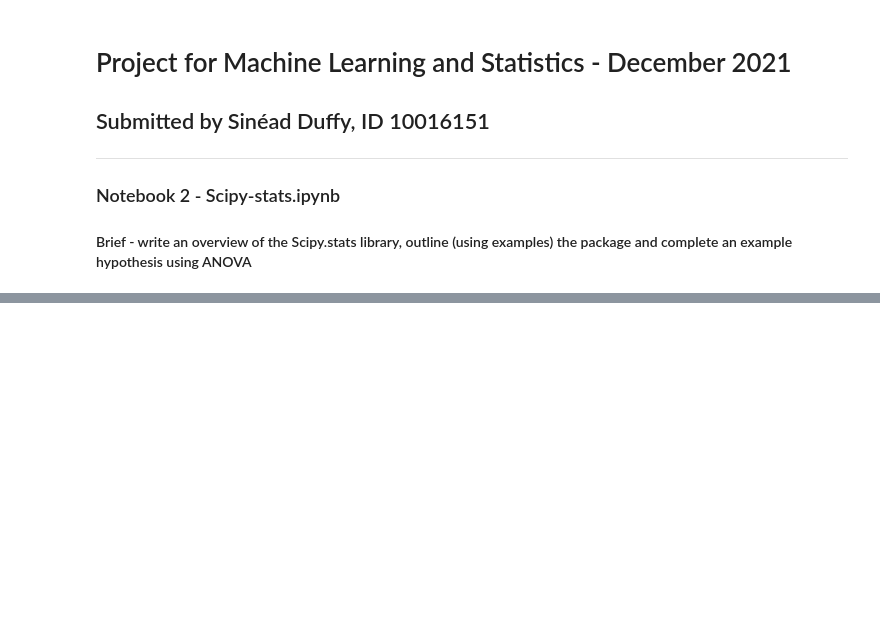
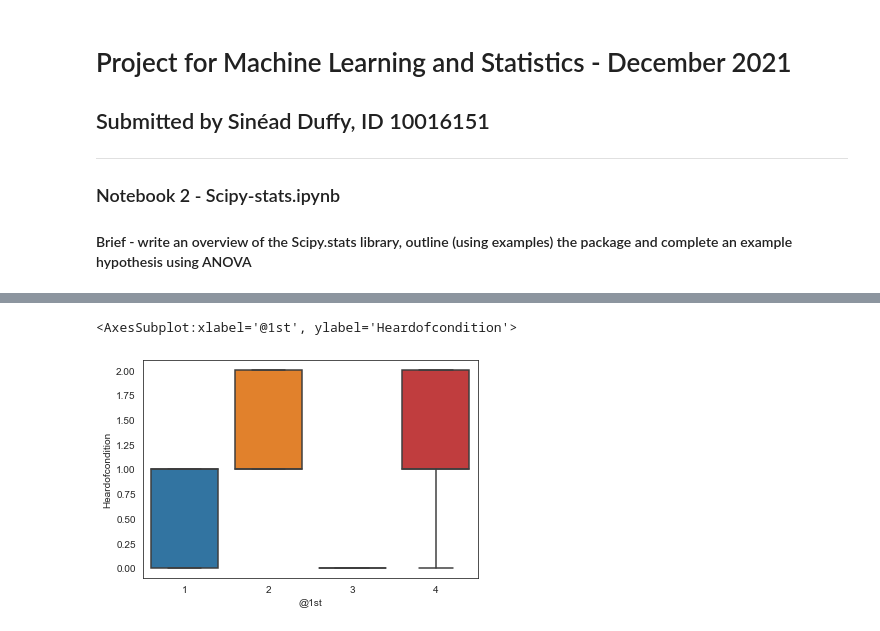
Before and after one commit to sinduff/MLS_Assign, a Jupyter notebook: Scipy-stats.ipynb, the cells around one changed output, grey strips where cells are left out. Saved outputs shown, nothing was run; the diff lists cells and outputs as text; code cells hidden in the pictures; blank space fills up the shorter version.

```diff
--- a/Scipy-stats.ipynb
+++ b/Scipy-stats.ipynb
@@ -19,0 +40,17 @@
+# %%
+# import the standard pyton libraries
+import pandas as pd
+import numpy as np
+
+# import graphs library
+import seaborn as sns
+import matplotlib as plt
+
+# set style for graphs
+sns.set_style("white")
+
+# Statsistical Libraries
+import scipy.stats as ss
+
+# create tables
+from tabulate import tabulate
@@ -19,0 +91,6 @@
+# %%
+# import the dataframe to the notebook
+df = pd.read_csv('https://www.sheffield.ac.uk/polopoly_fs/1.937213!/file/Video_R.csv')
+
+#display first 5 rows of the dataframe
+df.head(5)
@@ -19,0 +130,4 @@
+# %%
+# Set a value for the dependent variable
+
+dependent = df['@1st']
@@ -19,0 +140,4 @@
+# %%
+#The independent variable
+
+independent = df['Heardofcondition']
@@ -19,0 +162,7 @@
+# %%
+#plotting the dependent and independent variables
+
+sns.boxplot(x=dependent, y=independent)
+# %% [output]
+<AxesSubplot:xlabel='@1st', ylabel='Heardofcondition'>
+[figure, added]
```
Also changed, not shown: parts of 28 cells of this notebook, 4 other files.
